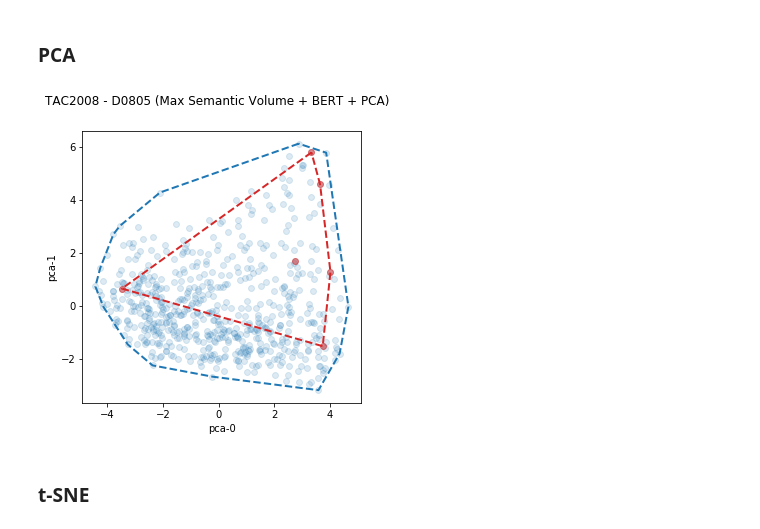
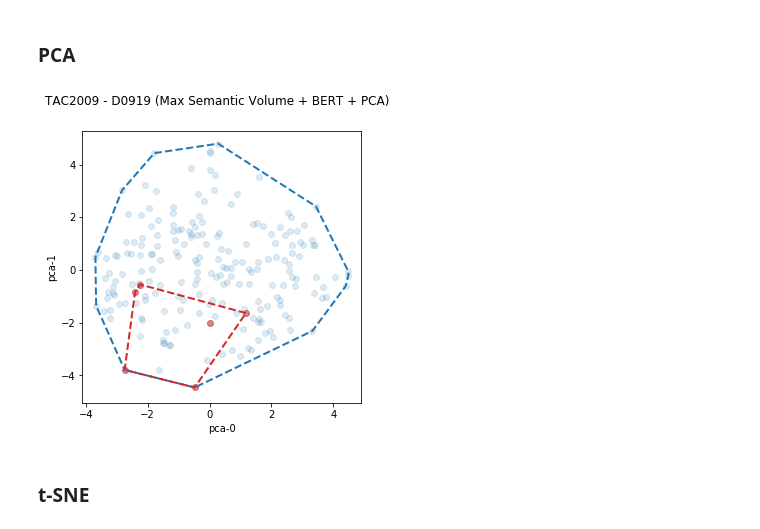
Before and after one commit to korunosk/geometry-of-text-summarization, a Jupyter notebook: main.ipynb, the cells around one changed output. Saved outputs shown, nothing was run; the diff lists cells and outputs as text; code cells hidden in the pictures.

```diff
--- a/main.ipynb
+++ b/main.ipynb
@@ -135,27 +131,32 @@ def plot(proj, ax, document_pts, summary_pts, plot_hull=True):
 # %% [markdown]
 ### Metrics
 # %%
+def distance_to_subspace(v: np.array, S: np.array) -> float:
+    '''Calculates a distance from vector to subspace'''
+    return np.linalg.norm(v - (v @ S.T) @ S)
+
+
+def number_of_sentences(summary):
+    '''Counts the number of sentences in a summary'''
+    return len(summary)
+
 def repeating_words(summary):
     '''Counts the number of repeating words in a summary'''
     cnt = Counter(chain(*preprocess_documents(summary)))
     return len([cnt[k] for k in cnt if cnt[k] > 1])
 
-def distance_to_subspace(v: np.array, S: np.array) -> int:
-    '''Calculates a distance from vector to subspace'''
-    return np.linalg.norm(v - (v @ S.T) @ S)
+def average_pairwise_distance(summary_embs: np.array) -> float:
+    '''Calculates the average pairwise distance between summary embeddings'''
+    return np.mean(cdist(summary_embs, summary_embs))
 
-def average_distance(S: np.array) -> int:
-    '''Calculates the average distance between vectors'''
-    return np.mean(cdist(S, S))
-
-def semantic_volume(S: np.array, normalize: bool=False, D: np.array=None) -> int:
+def semantic_volume(summary_embs: np.array, document_embs: np.array=None) -> float:
     '''Calculates the semantic volume'''
     try:
-        S_hull = ConvexHull(S)
-        if not normalize:
-            return S_hull.volume
-        D_hull = ConvexHull(D)
-        return S_hull.volume / D_hull.volume
+        summary_hull = ConvexHull(summary_embs)
+        if document_embs is None:
+            return summary_hull.volume
+        document_hull = ConvexHull(document_embs)
+        return summary_hull.volume / document_hull.volume
     except QhullError as e:
         return 0
 
@@ -171,8 +172,8 @@ Use-case:
 4. Compute correlation with human judgements
 5. Plot
 # %%
-DATASET = DATASETS[0]
-TOPIC = 'D0805'
+DATASET = DATASETS[1]
+TOPIC = 'D0919'
 # %% [markdown]
 # Scores
 # %%
@@ -301,2 +316,4 @@ plt.show()
 # %% [markdown]
 ## Extractive Summarization by Maximizing Semantic Volume
+# %%
+idx = np.in1d(range(document_embs.shape[0]), max_semantic_volume_summary(document_embs, 6, distance_to_subspace))
@@ -303,16 +332,14 @@ plt.show()
 # %% [markdown]
 ### PCA
 # %%
-idx = max_semantic_volume_summary(document_embs, 6, distance_to_subspace)
-
-document_pts, summary_pts = project_pca(document_embs, document_embs[idx])
+document_pts, _ = project_pca(document_embs, document_embs.shape[0])
 
 fig = plt.figure(figsize=(5,5))
 fig.suptitle(DATASET + ' - ' + TOPIC + ' (Max Semantic Volume + BERT + PCA)')
 ax1 = fig.add_subplot(1,1,1)
-plot('pca', ax1, document_pts, summary_pts, plot_hull=True)
+plot('pca', ax1, '', document_pts, document_pts[idx])
 # %% [output]
-[figure, old version]
+[figure, new version]
 # %% [markdown]
 ### t-SNE
 # %%
```
Also changed, not shown: parts of 29 cells of this notebook.
